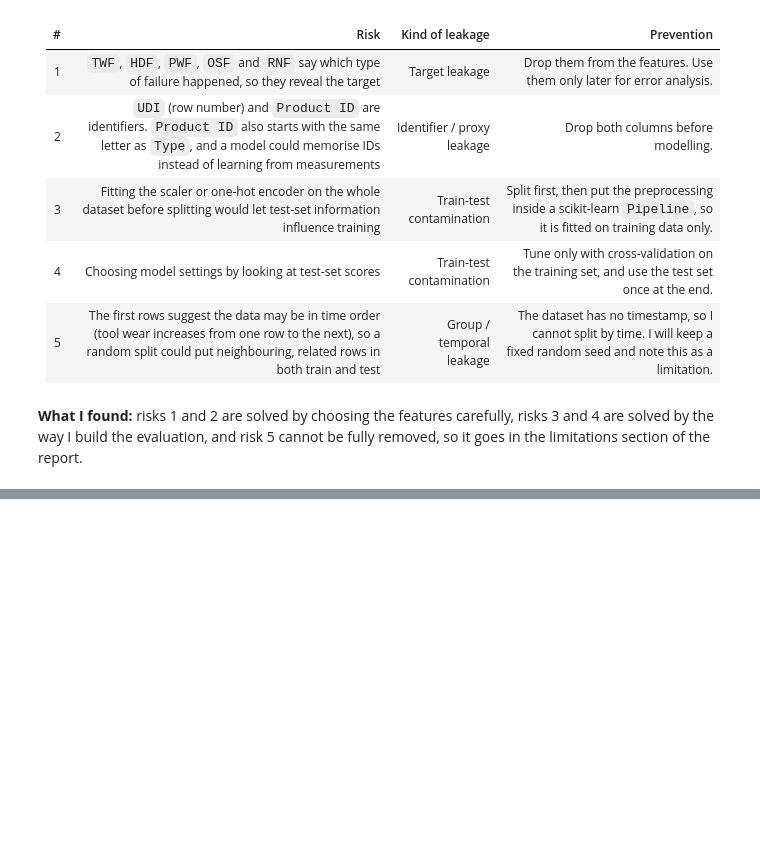
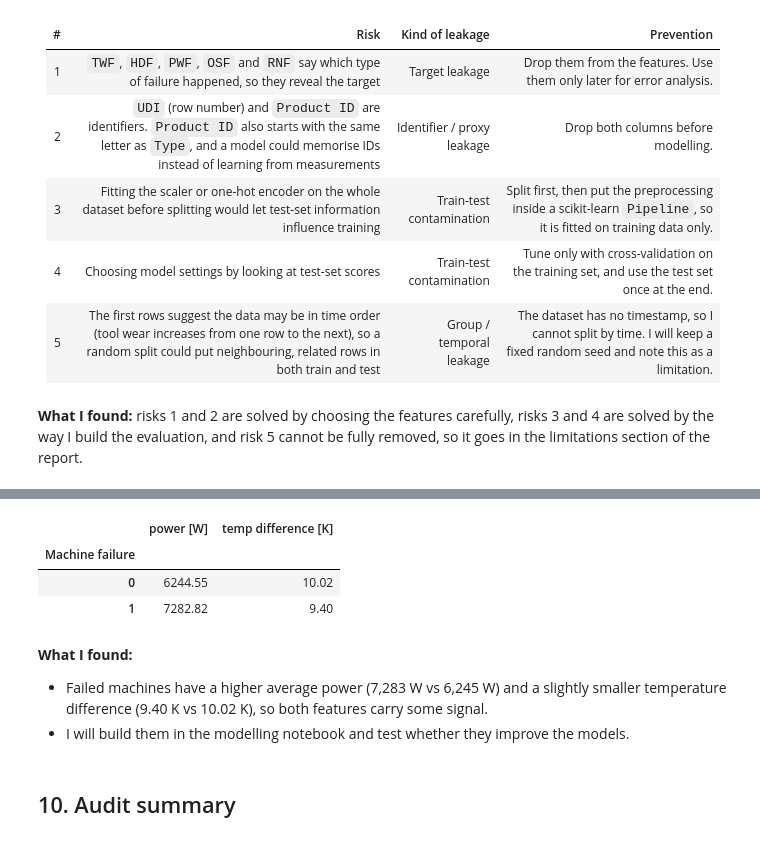
Before and after one commit to NathanL05/ct4101-ml-portfolio, a Jupyter notebook: notebooks/01_data_audit.ipynb, the cells around one changed output, grey strips where cells are left out. Saved outputs shown, nothing was run; the diff lists cells and outputs as text; code cells hidden in the pictures; blank space fills up the shorter version.

Commit message:
Add engineered features and audit summary

```diff
--- a/notebooks/01_data_audit.ipynb
+++ b/notebooks/01_data_audit.ipynb
@@ -252,0 +264,16 @@ df.groupby("Type")["Machine failure"].agg(rows="size", failures="sum", failure_r
+# %%
+power_w = df["Torque [Nm]"] * df["Rotational speed [rpm]"] * 2 * np.pi / 60
+temp_diff = df["Process temperature [K]"] - df["Air temperature [K]"]
+
+pd.DataFrame({"power [W]": power_w, "temp difference [K]": temp_diff}).groupby(df["Machine failure"]).mean().round(2)
+# %% [output]
+|  | power [W] | temp difference [K] |
+| Machine failure |  |  |
+| 0 | 6244.55 | 10.02 |
+| 1 | 7282.82 | 9.40 |
+# %% [markdown]
+**What I found:**
+- Failed machines have a higher average power (7,283 W vs 6,245 W) and a slightly smaller temperature difference (9.40 K vs 10.02 K), so both features carry some signal.
+- I will build them in the modelling notebook and test whether they improve the models.
+# %% [markdown]
+## 10. Audit summary
```
Also changed, not shown: parts of 3 cells of this notebook, 1 other file.
